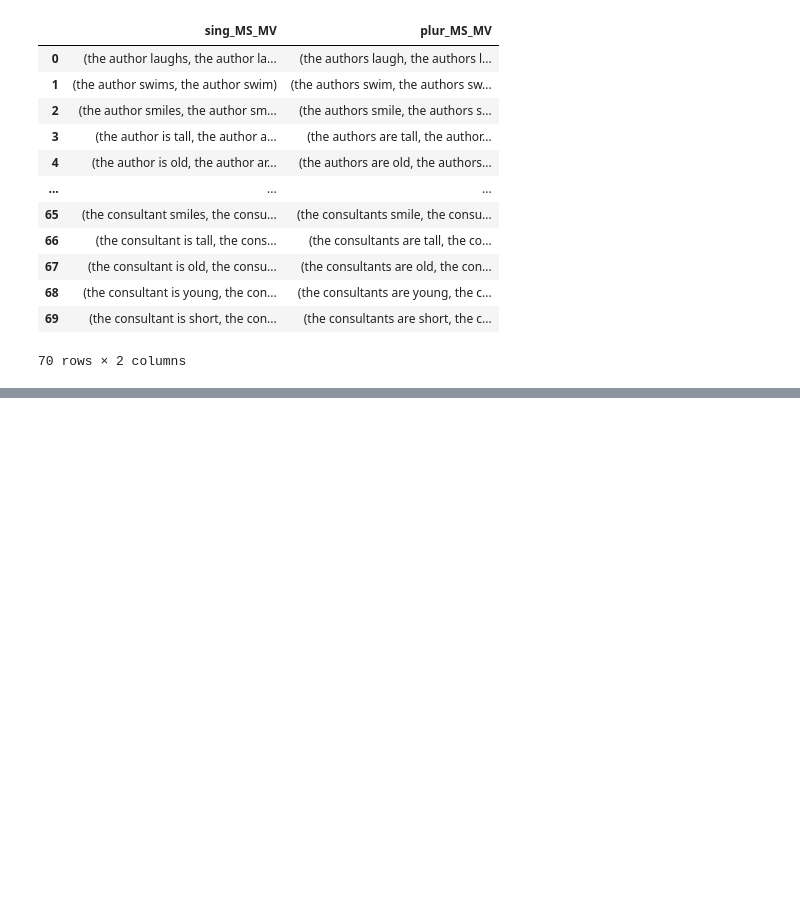
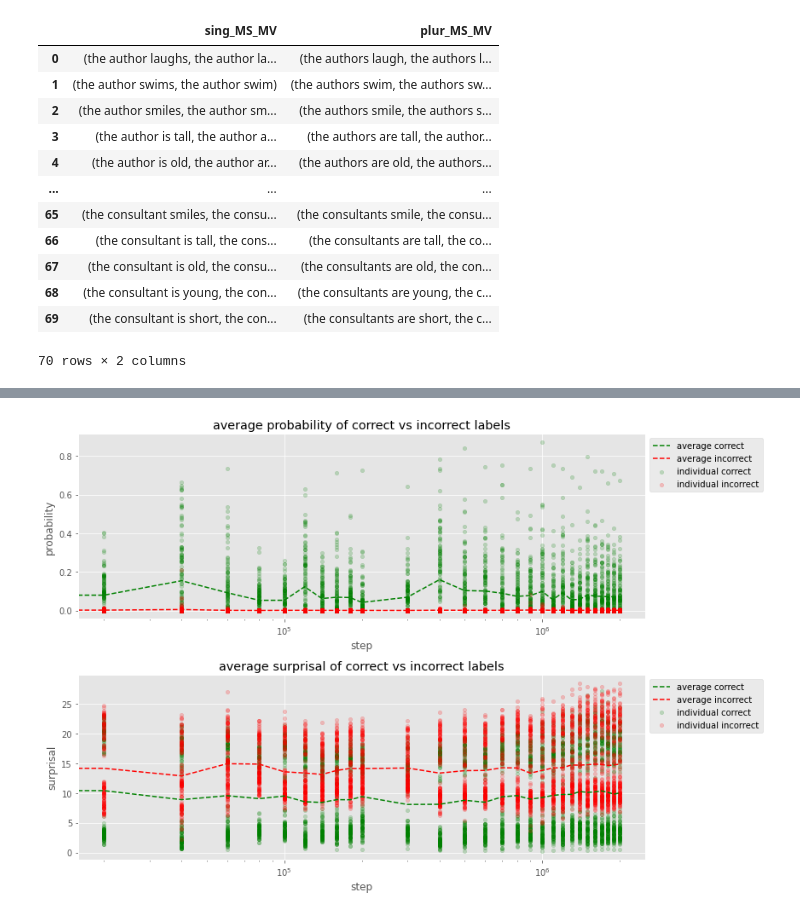
Before and after one commit to NazaninShafiabadi/word-acquisition-language-models, a Jupyter notebook: scripts/analyses.ipynb, the cells around one changed output, grey strips where cells are left out. Drawn from its saved outputs; the diff is of its cells as text; code cells hidden in the pictures; blank space fills up the shorter version.

Commit message:
added corpus-level analysis for  syntactical knowledge acquisition

```diff
--- a/scripts/analyses.ipynb
+++ b/scripts/analyses.ipynb
@@ -527,6 +529,33 @@ def plot(df):
 
     plt.tight_layout()
     plt.show()
+# %%
+def plot_full_corpus(df):
+    plt.style.use('ggplot')
+    fig, axs = plt.subplots(2, figsize=(12, 8))
+
+    df = df.sort_values('step')
+    correct = df[df['correct'] == True]
+    incorrect = df[df['correct'] == False]
+
+    # plot for probabilities
+    correct.plot(x='step', y='probability', logx=True, kind='scatter', color='green', alpha=0.2, ax=axs[0], label='individual correct')
+    correct.groupby('step').probability.mean().plot(x='step', ylabel='probability', logx=True, color='green', linestyle='--', ax=axs[0], label='average correct', title='average probability of correct vs incorrect labels')
+    incorrect.plot(x='step', y='probability', logx=True, kind='scatter', color='red', alpha=0.2, ax=axs[0], label='individual incorrect')
+    incorrect.groupby('step').probability.mean().plot(x='step', ylabel='probability', logx=True, color='red', linestyle='--', ax=axs[0], label='average incorrect')
+
+    # plot for surprisals
+    correct.plot(x='step', y='surprisal', logx=True, kind='scatter', color='green', alpha=0.2, ax=axs[1], label='individual correct')
+    correct.groupby('step').surprisal.mean().plot(x='step', ylabel='surprisal', logx=True, color='green', linestyle='--', ax=axs[1], label='average correct', title='average surprisal of correct vs incorrect labels')
+    incorrect.plot(x='step', y='surprisal', logx=True, kind='scatter', color='red', alpha=0.2, ax=axs[1], label='individual incorrect')
+    incorrect.groupby('step').surprisal.mean().plot(x='step', ylabel='surprisal', logx=True, color='red', linestyle='--', ax=axs[1], label='average incorrect')
+
+    axs[0].legend(loc='upper left', bbox_to_anchor=(1.0, 1))
+    axs[1].legend(loc='upper left', bbox_to_anchor=(1.0, 1))
+
+    # plt.grid('--')
+    plt.tight_layout()
+    plt.show()
 # %%
 import pickle
 
@@ -577,0 +612,4 @@ plot(results_df[results_df['sent_id'] == 100])
+# %%
+plot_full_corpus(results_df)
+# %% [output]
+[figure, added]
```
Also changed, not shown: parts of 9 cells of this notebook.
